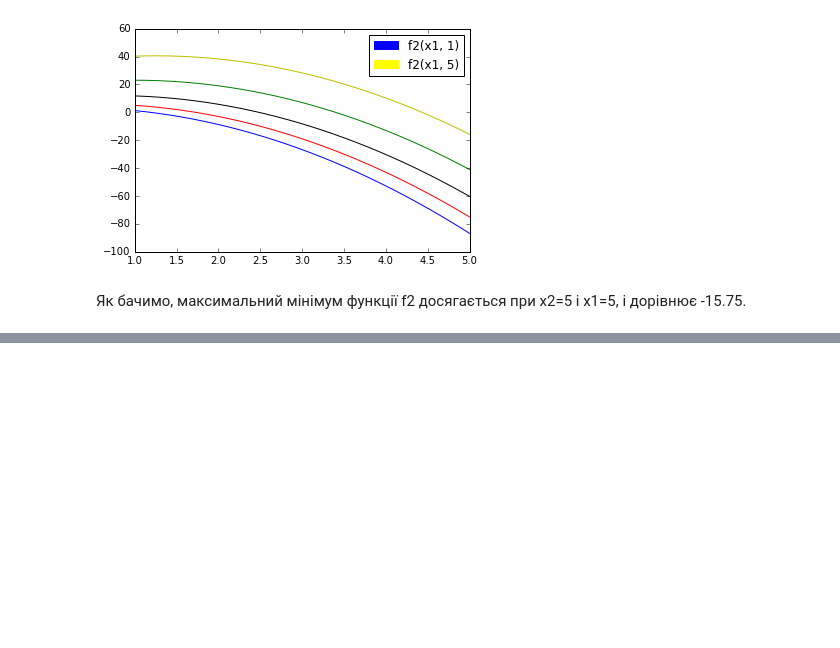
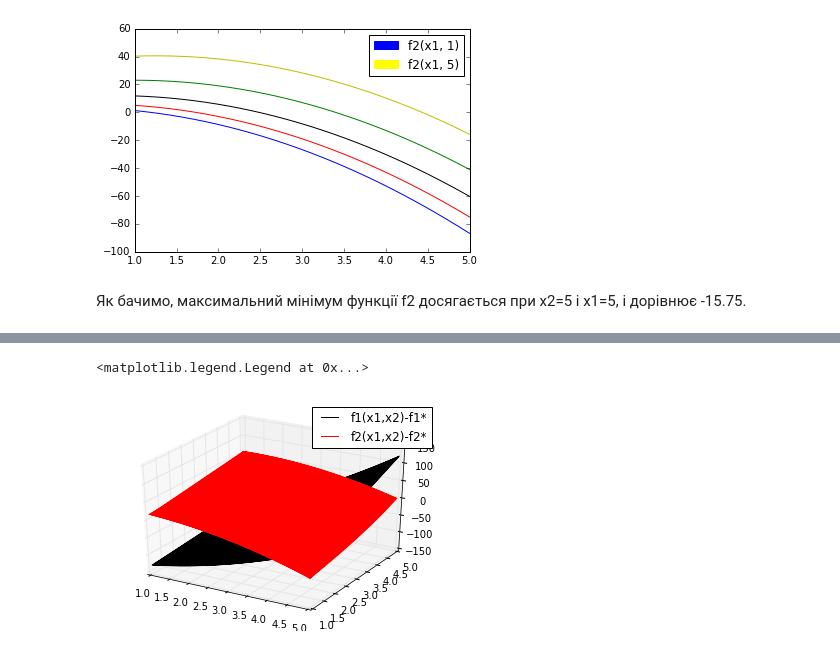
Before and after one commit to kalexanderk/SA, a Jupyter notebook: SystemAnalysis1.ipynb, the cells around one changed output, grey strips where cells are left out. Saved outputs shown, nothing was run; the diff lists cells and outputs as text; code cells hidden in the pictures; blank space fills up the shorter version.

```diff
--- a/SystemAnalysis1.ipynb
+++ b/SystemAnalysis1.ipynb
@@ -265,0 +272,5 @@ plt.legend(handles=[blue_patch, yellow_patch])
+# %%
+f1_star = max_x1_min_x2
+f2_star = max_x2_min_x1
+print f1_star
+print f2_star
@@ -265,0 +294,10 @@ plt.legend(handles=[blue_patch, yellow_patch])
+# %%
+from mpl_toolkits.mplot3d import Axes3D
+fig = plt.figure()
+ax = fig.add_subplot(111, projection='3d')
+ax.plot(df_2['x1'], df_2['x2'], df_2['f1(x1,x2)']-f1_star, 'k', label='f1(x1,x2)-f1*')
+ax.plot(df_2['x1'], df_2['x2'], df_2['f2(x1,x2)']-f2_star, 'r', label='f2(x1,x2)-f2*')
+ax.legend()
+# %% [output]
+<matplotlib.legend.Legend at 0x...>
+[figure, added]
```
Also changed, not shown: parts of 12 cells of this notebook.
